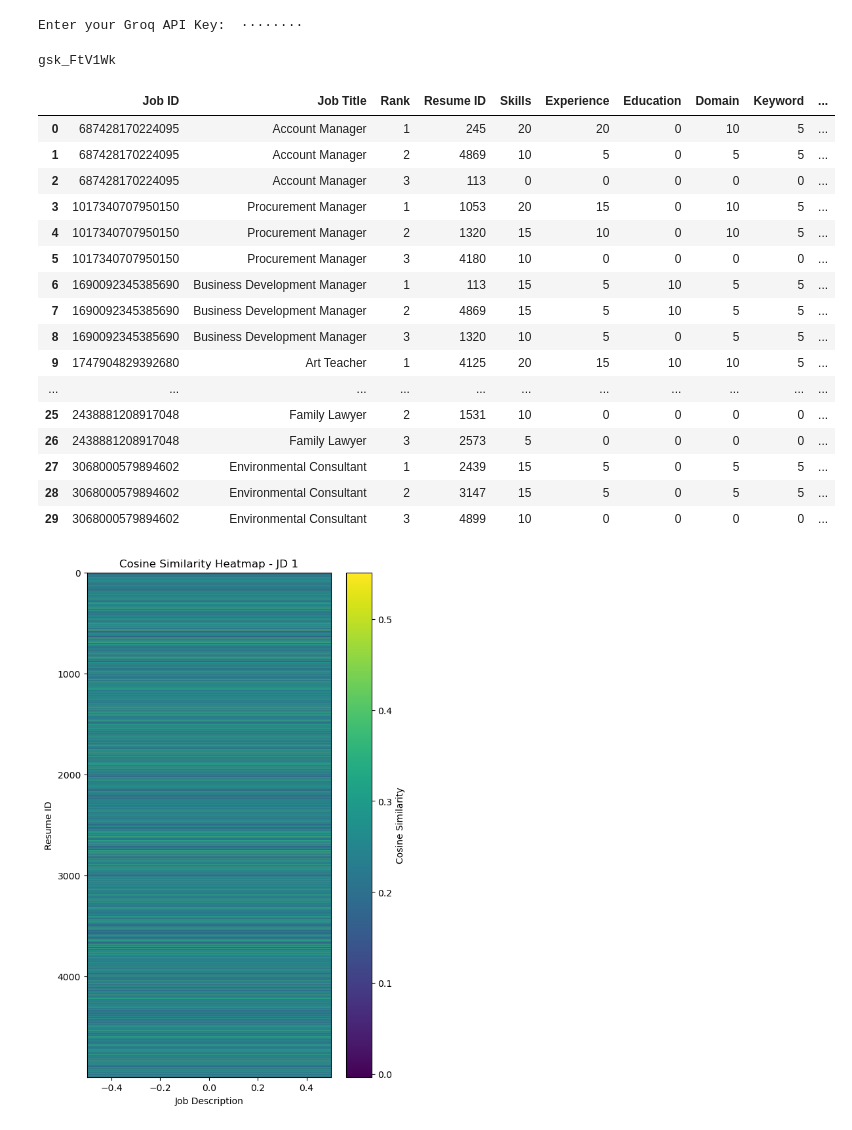
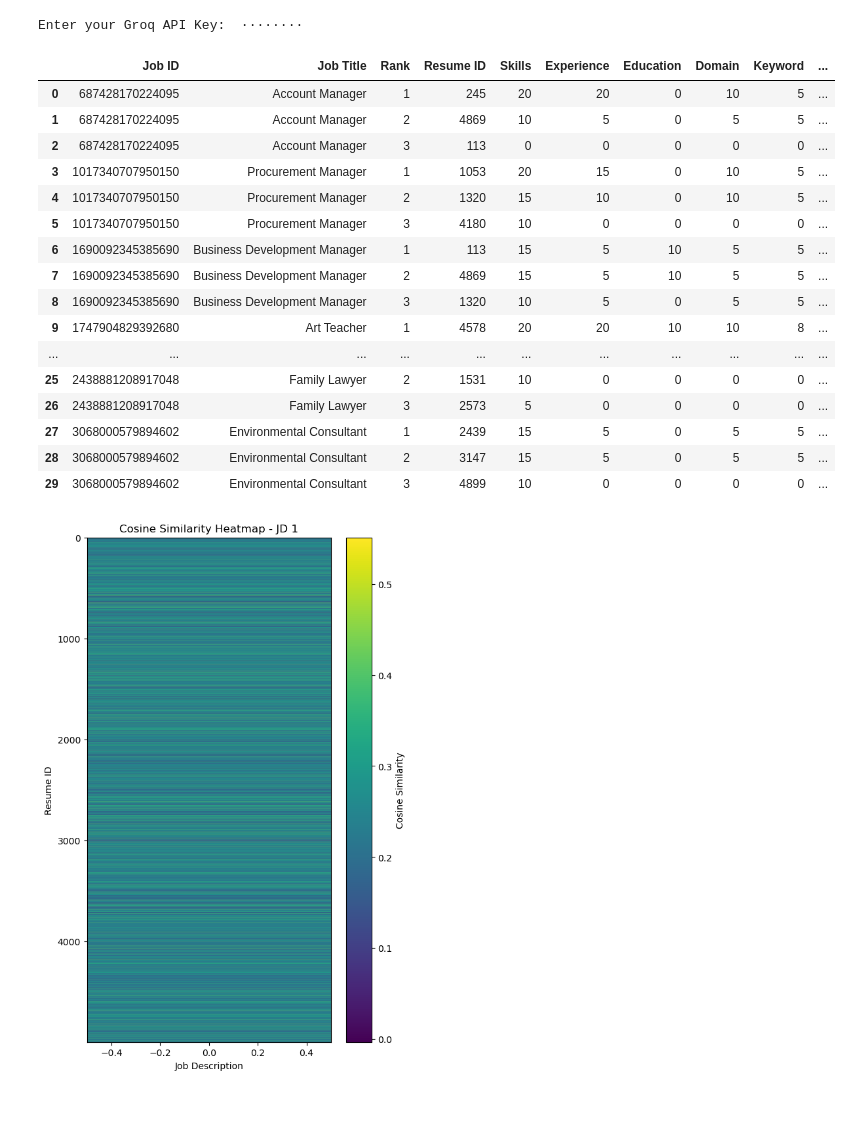
Before and after one commit to vivekvardhanreddykalvaug2025-ui/llm-resume-matcher, a Jupyter notebook: Resume matcher.ipynb, the cells around one changed output. Drawn from its saved outputs; the diff is of its cells as text; code cells hidden in the pictures.

```diff
--- a/Resume matcher.ipynb
+++ b/Resume matcher.ipynb
@@ -414,10 +415,6 @@ import os
 load_dotenv(override=True)
 
 api_key = os.getenv("GROQ_API_KEY")
-
-print(api_key[:10])
-# %% [output]
-gsk_FtV1Wk
 # %%
 from openai import OpenAI
 from dotenv import load_dotenv
@@ -530,20 +530,29 @@ Recommendation:
 ...
 """
 
-        response = client.chat.completions.create(
-            model="llama-3.1-8b-instant",
-            messages=[
-                {
-                    "role": "system",
-                    "content": system_prompt
-                },
-                {
-                    "role": "user",
-                    "content": user_prompt
-                }
-            ],
-            temperature=0
-        )
+        while True:
+            try:
+                response = client.chat.completions.create(
+                    model="llama-3.1-8b-instant",
+                    messages=[
+                        {
+                            "role": "system",
+                            "content": system_prompt
+                        },
+                        {
+                            "role": "user",
+                            "content": user_prompt
+                        }
+                    ],
+                    temperature=0
+                )
+
+                # Exit retry loop if successful
+                break
+
+            except RateLimitError:
+                print("Rate limit reached. Waiting 2 seconds...")
+                time.sleep(2)
 
         evaluation = response.choices[0].message.content
 
@@ -628,34 +637,34 @@ results_df = results_df[
         "Job ID",
         "Job Title",
         "Rank",
         "Resume ID",
         "Skills",
         "Experience",
         "Education",
         "Domain",
         "Keyword",
         "Resume Quality",
         "Final Score",
         "Recommendation",
         "Evaluation"
     ]
 ]
 
 display(results_df)
 
 results_df.to_csv("ats_report.csv", index=False)
 # %% [output]
 |  | Job ID | Job Title | Rank | Resume ID | Skills | Experience | Education | Domain | Keyword | ... |
 | 0 | 687428170224095 | Account Manager | 1 | 245 | 20 | 20 | 0 | 10 | 5 | ... |
 | 1 | 687428170224095 | Account Manager | 2 | 4869 | 10 | 5 | 0 | 5 | 5 | ... |
 | 2 | 687428170224095 | Account Manager | 3 | 113 | 0 | 0 | 0 | 0 | 0 | ... |
 | 3 | 1017340707950150 | Procurement Manager | 1 | 1053 | 20 | 15 | 0 | 10 | 5 | ... |
 | 4 | 1017340707950150 | Procurement Manager | 2 | 1320 | 15 | 10 | 0 | 10 | 5 | ... |
 | 5 | 1017340707950150 | Procurement Manager | 3 | 4180 | 10 | 0 | 0 | 0 | 0 | ... |
 | 6 | 1690092345385690 | Business Development Manager | 1 | 113 | 15 | 5 | 10 | 5 | 5 | ... |
 | 7 | 1690092345385690 | Business Development Manager | 2 | 4869 | 15 | 5 | 10 | 5 | 5 | ... |
 | 8 | 1690092345385690 | Business Development Manager | 3 | 1320 | 10 | 5 | 0 | 5 | 5 | ... |
-| 9 | 1747904829392680 | Art Teacher | 1 | 4125 | 20 | 15 | 10 | 10 | 5 | ... |
+| 9 | 1747904829392680 | Art Teacher | 1 | 4578 | 20 | 20 | 10 | 10 | 8 | ... |
 | ... | ... | ... | ... | ... | ... | ... | ... | ... | ... | ... |
 | 25 | 2438881208917048 | Family Lawyer | 2 | 1531 | 10 | 0 | 0 | 0 | 0 | ... |
 | 26 | 2438881208917048 | Family Lawyer | 3 | 2573 | 5 | 0 | 0 | 0 | 0 | ... |
```
Also changed, not shown: parts of 3 cells of this notebook, 3 other files.
